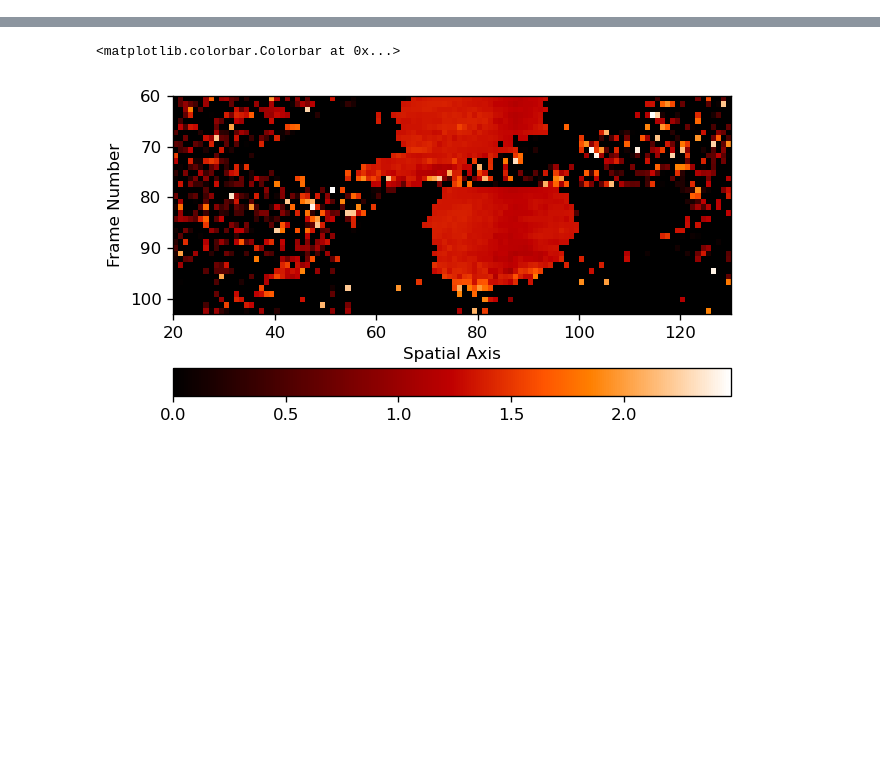
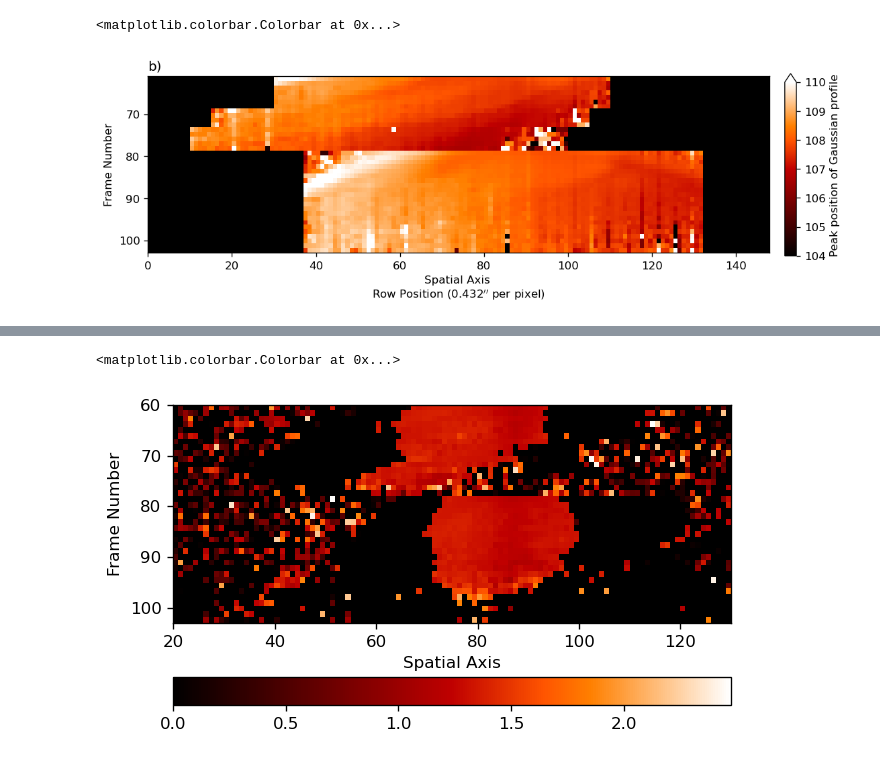
Before and after one commit to ruoyanwangdr/Dynamics-of-Jovian-Infrared-Auroral-Ionosphere-and-Thermosphere, a Jupyter notebook: h3p_map.ipynb, the cells around one changed output, grey strips where cells are left out. Drawn from its saved outputs; the diff is of its cells as text; code cells hidden in the pictures; blank space fills up the shorter version.

```diff
--- a/h3p_map.ipynb
+++ b/h3p_map.ipynb
@@ -409,0 +514,16 @@ plt.colorbar(orientation='horizontal', pad=0.15)
+# %%
+h2a1 = np.vstack((h2_a1_map))+85
+h2a1[h2a1>110] = 110
+h2a1[h2a1<104] = 104
+
+plt.figure(figsize=(12,3))
+plt.imshow(h2a1, extent=[0, 148, fn_end, fn_start], cmap='gist_heat')
+plt.xlabel('Spatial Axis \nRow Position (0.432$^{\prime\prime}$ per pixel)')
+plt.ylabel('Frame Number')
+plt.title('b)', loc='left')
+plt.colorbar(extend='max', aspect=15, pad=0.02, label=r'Peak position of Gaussian profile')
+#plt.colorbar(extend='max', aspect=15, pad=0.02, label=r'Intensity (Wm$^{-2}$sr$^{-1}$)')
+#plt.savefig('plots/h2_a1_map_107', bbox_inches='tight')
+# %% [output]
+<matplotlib.colorbar.Colorbar at 0x...>
+[figure, added]
```
Also changed, not shown: parts of 32 cells of this notebook.
